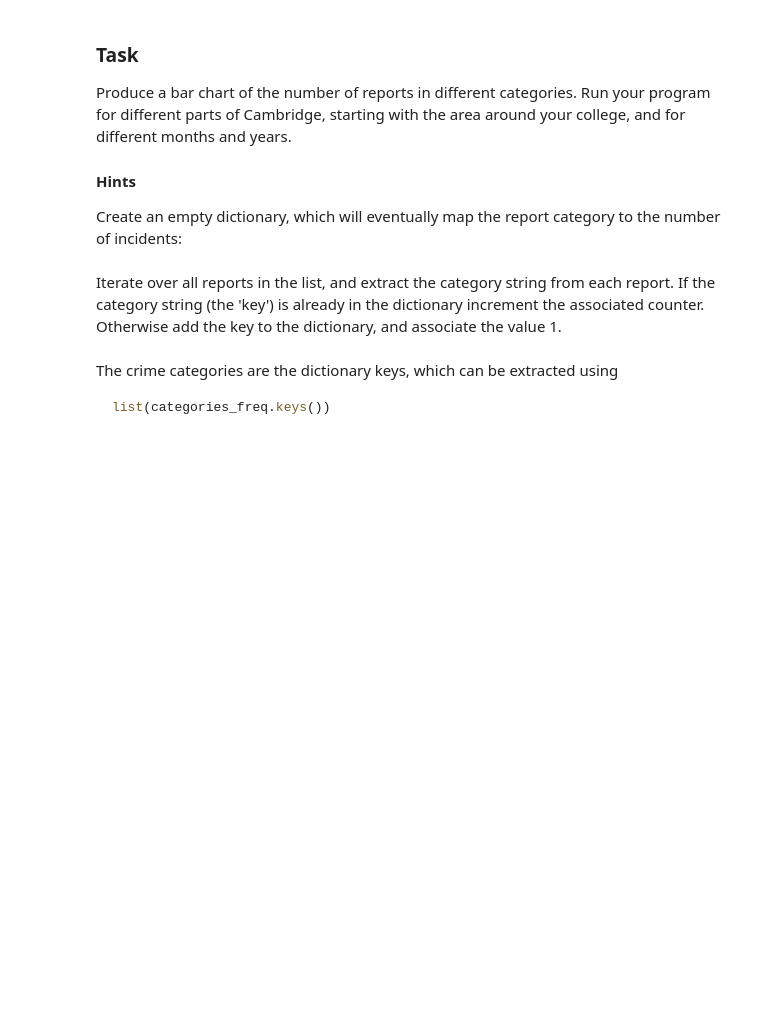
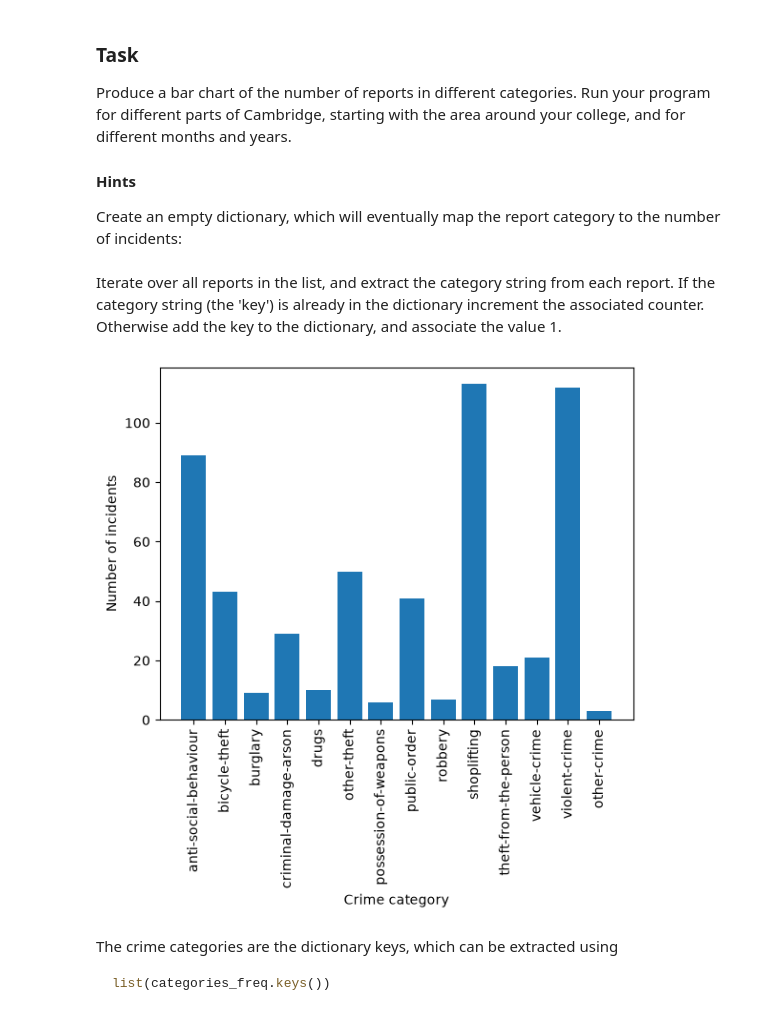
Before and after one commit to tr574-joh/PartIA-Computing-Michaelmas_tr574, a Jupyter notebook: 08 Exercises.ipynb, the cells around one changed output. Drawn from its saved outputs; the diff is of its cells as text; code cells hidden in the pictures; blank space fills up the shorter version.

````diff
--- a/08 Exercises.ipynb
+++ b/08 Exercises.ipynb
@@ -149,3 +209,31 @@ for report in crime_data:
+# %%
+categories_freq = {}
+# Iterate over all reports
+for report in crime_data:
+    # Get category type
+    category = report['category']
+
+    if category in categories_freq:
+        categories_freq[category] += 1
+    else:
+       categories_freq[category] = 1
+
+# Create an array with the position of each bar along the x-axis, e.g [0, 1, 2, 3, 4]
+x_pos = np.arange(len(categories_freq))
+
+# Produce bar plot
+plt.bar(x_pos, list(categories_freq.values()), align='center');
+
+# Replace the x ticks with the Tripos name, and rotate labels 30 degrees
+plt.xticks(x_pos, list(categories_freq.keys()), rotation='vertical')
+
+# Add axis labels
+plt.xlabel('Crime category')
+plt.ylabel('Number of incidents')
+
+plt.show()
+# %% [output]
+[figure, added]
 # %% [markdown]
 The crime categories are the dictionary keys, which can be extracted using
 ```python
````
Also changed, not shown: parts of 13 cells of this notebook, 20 other files.
